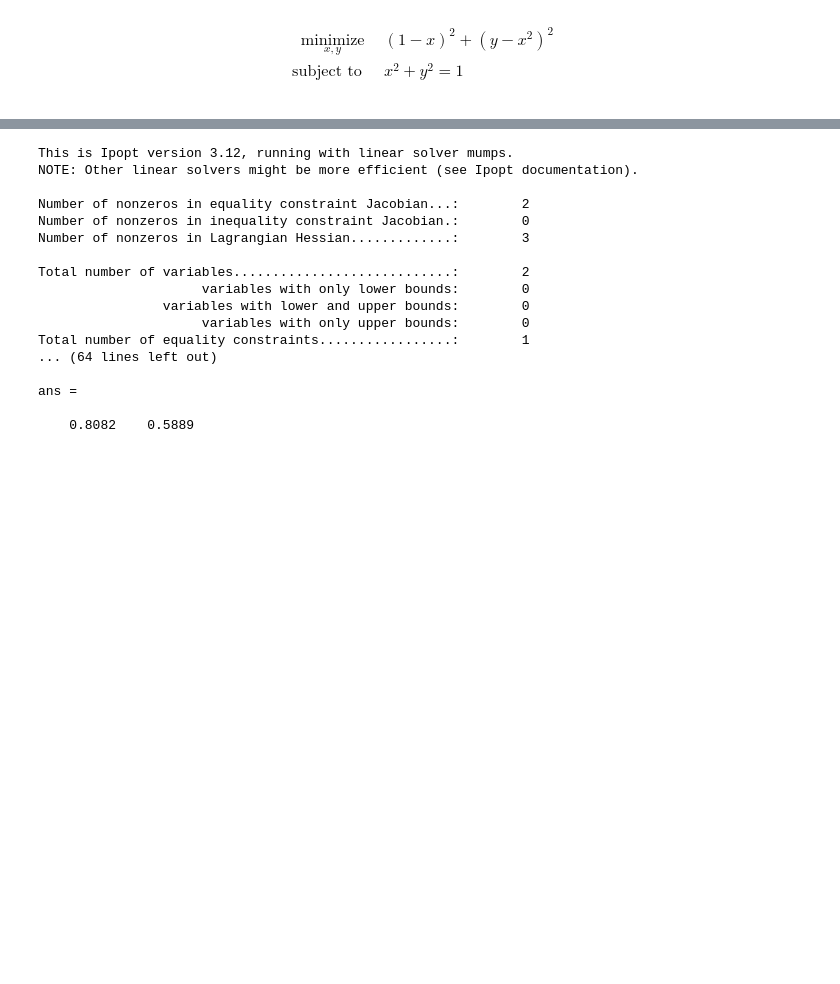
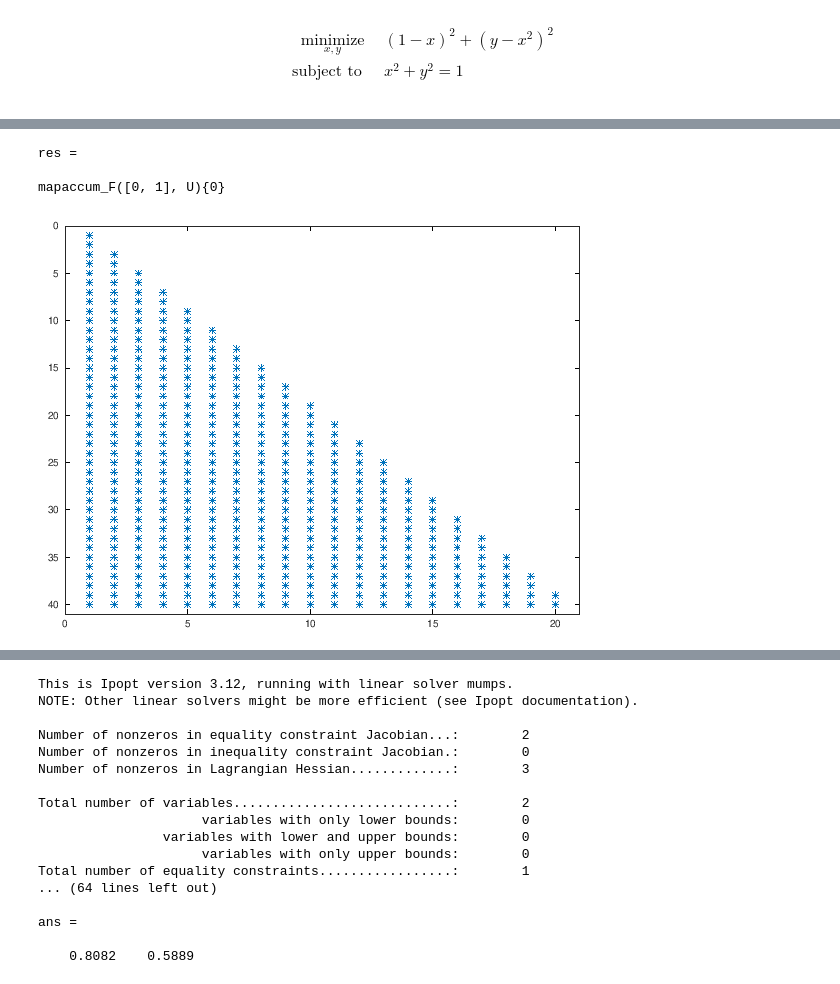
Before and after one commit to jgillis/blux_presentation, a Jupyter notebook: index.ipynb, the cells around one changed output, grey strips where cells are left out. Saved outputs shown, nothing was run; the diff lists cells and outputs as text; code cells hidden in the pictures; blank space fills up the shorter version.

```diff
--- a/index.ipynb
+++ b/index.ipynb
@@ -41,0 +131,11 @@ addpath('/home/jgillis/programs/casadi/matlab_install/casadi')
+# %%
+% Simulate symbolically
+
+U = MX.sym('U',1,N);
+res = sim(x0,U)
+spy(jacobian(res,U))
+# %% [output]
+res =
+
+mapaccum_F([0, 1], U){0}
+[figure, added]
```
Also changed, not shown: parts of 16 cells of this notebook.
